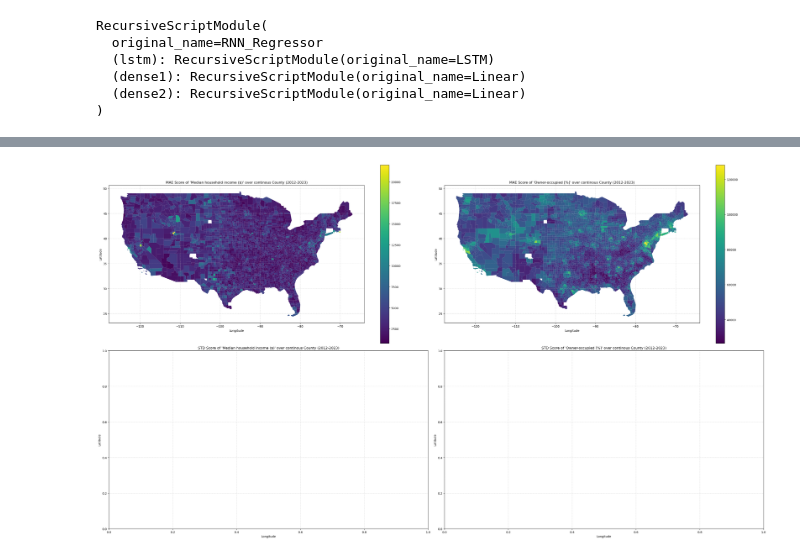
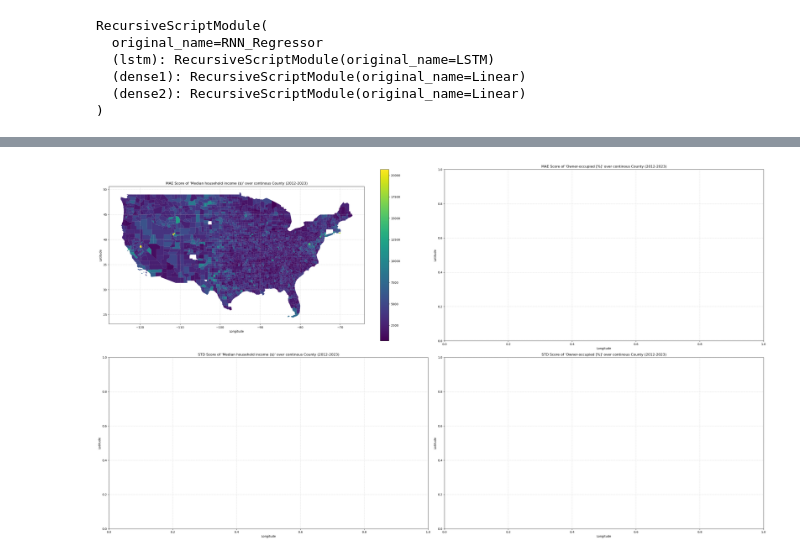
Before and after one commit to simon-0006/Data-Science-GESS---Group-Project, a Jupyter notebook: US_0/Analyse/Code/model_output.ipynb, the cells around one changed output, grey strips where cells are left out. Saved outputs shown, nothing was run; the diff lists cells and outputs as text; code cells hidden in the pictures.

```diff
--- a/US_0/Analyse/Code/model_output.ipynb
+++ b/US_0/Analyse/Code/model_output.ipynb
@@ -226,0 +148,3 @@ def scorer(data_by_x, data_by_y, str):
+# %%
+data_by_year_x, data_by_year_y = data_by_year(dict_x, dict_y)
+data_by_county_x, data_by_county_y = data_by_county(dict_x, dict_y)
@@ -227,3 +156,3 @@ def scorer(data_by_x, data_by_y, str):
 # %%
-output_by_year_dol, r2_score_by_year_dol, mae_score_by_year_dol, std_score_by_year_dol = scorer(data_by_year_dol_x, data_by_year_dol_y, dol)
-output_by_year_per, r2_score_by_year_per, mae_score_by_year_per, std_score_by_year_per = scorer(data_by_year_per_x, data_by_year_per_y, per)
+m_output_by_year, m_data_y_by_year, r2_by_year, mae_by_year, std_by_year = scorer(data_by_year_x, data_by_year_y)
+m_output_by_county, m_data_y_by_county, r2_by_county, mae_by_county, std_by_county = scorer(data_by_county_x, data_by_county_y)
@@ -271,7 +211,7 @@ plt.show()
 gdf = gpd.read_file("../../Data/Shapefiles/tl_2023_us_county.shp")
 gdf = gdf[["GEOIDFQ", "geometry"]]
 
-geoid_order = list(dict_dol_x.keys())
+geoid_order = list(dict_x.keys())
 geoid_index = {geoid: index for index, geoid in enumerate(geoid_order)}
 # %%
 gdf_filtered = gdf[gdf['GEOIDFQ'].isin(geoid_order)].copy()
@@ -281,43 +221,40 @@ gdf_sorted = gdf_filtered.sort_values('GEOIDFQ_rank')
 # %%
 new_col = ["mae$", "mae%", "std$", "std%", 'out$', 'out%']
 # %%
-gdf_sorted['out$'] = output_by_county_dol
-gdf_sorted['out%'] = output_by_county_per
-gdf_sorted['mae$'] = mae_score_by_county_dol
-gdf_sorted['mae%'] = mae_score_by_county_per
-gdf_sorted['std$'] = std_score_by_county_dol
-gdf_sorted['std%'] = std_score_by_county_per
+gdf_sorted['out$'] = m_output_by_county
+gdf_sorted['mae$'] = mae_by_county
+gdf_sorted['std$'] = std_by_county
 # %%
 fig, ax = plt.subplots(2, 2, figsize=(32, 18))
 ax = ax.flatten()
 
 gdf_sorted.plot(column=new_col[0], cmap="viridis", legend=True, ax=ax[0])
-gdf_sorted.plot(column=new_col[4], cmap="viridis", legend=True, ax=ax[1])
+#gdf_sorted.plot(column=new_col[1], cmap="viridis", legend=True, ax=ax[1])
 #gdf_sorted.plot(column=new_col[2], cmap="viridis", legend=True, ax=ax[2])
 #gdf_sorted.plot(column=new_col[3], cmap="viridis", legend=True, ax=ax[3])
 
 ax[0].set_title("MAE Score of 'Median household income ($)' over continous County (2012-2023)")
 ax[0].set_xlabel("Longitude")
 ax[0].set_ylabel("Latitude")
 
 ax[1].set_title("MAE Score of 'Owner-occupied [%]' over continous County (2012-2023)")
 ax[1].set_xlabel("Longitude")
 ax[1].set_ylabel("Latitude")
 
 ax[2].set_title("STD Score of 'Median household income ($)' over continous County (2012-2023)")
 ax[2].set_xlabel("Longitude")
 ax[2].set_ylabel("Latitude")
 
 ax[3].set_title("STD Score of 'Owner-occupied [%]' over continous County (2012-2023)")
 ax[3].set_xlabel("Longitude")
 ax[3].set_ylabel("Latitude")
 
 ax[0].grid(True, linestyle='--', alpha=0.5)
 ax[1].grid(True, linestyle='--', alpha=0.5)
 ax[2].grid(True, linestyle='--', alpha=0.5)
 ax[3].grid(True, linestyle='--', alpha=0.5)
 
 plt.tight_layout()
 plt.show()
 # %% [output]
-[figure, old version]
+[figure, new version]
```
Also changed, not shown: parts of 15 cells of this notebook, 3 other files.
